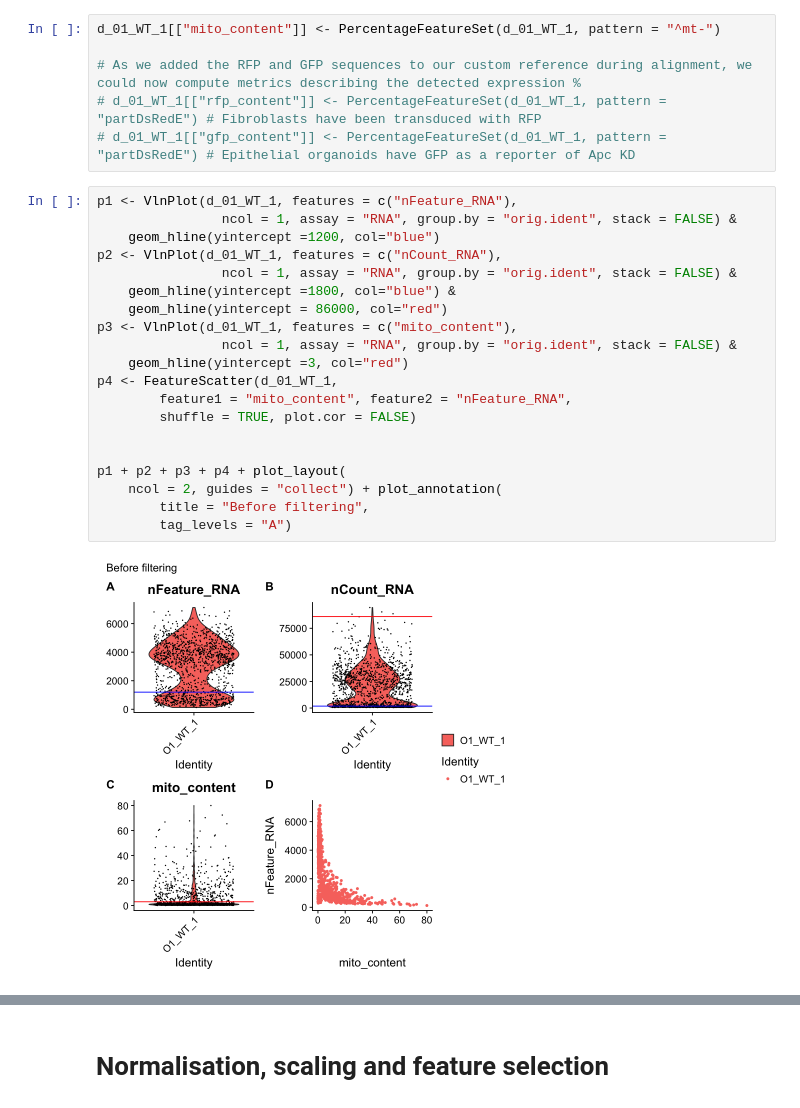
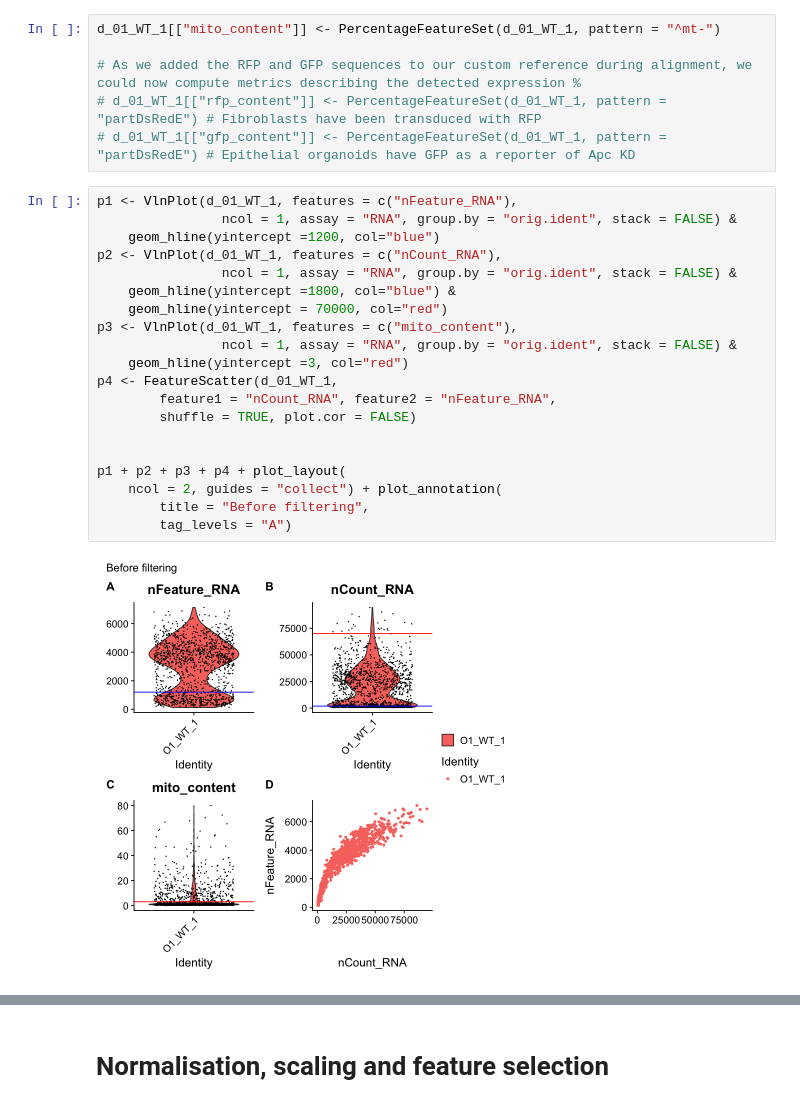
Before and after one commit to TAPE-Lab/Qin-CardosoRodriguez-et-al, a Jupyter notebook: scRNAseq_PreprocessExploration.ipynb, the cells around one changed output, grey strips where cells are left out. Drawn from its saved outputs; the diff is of its cells as text.

```diff
--- a/scRNAseq_PreprocessExploration.ipynb
+++ b/scRNAseq_PreprocessExploration.ipynb
@@ -51,25 +51,25 @@ d_01_WT_1[["mito_content"]] <- PercentageFeatureSet(d_01_WT_1, pattern = "^mt-")
 # %%
 p1 <- VlnPlot(d_01_WT_1, features = c("nFeature_RNA"),
                 ncol = 1, assay = "RNA", group.by = "orig.ident", stack = FALSE) &
     geom_hline(yintercept =1200, col="blue")
 p2 <- VlnPlot(d_01_WT_1, features = c("nCount_RNA"),
                 ncol = 1, assay = "RNA", group.by = "orig.ident", stack = FALSE) &
     geom_hline(yintercept =1800, col="blue") &
-    geom_hline(yintercept = 86000, col="red")
+    geom_hline(yintercept = 70000, col="red")
 p3 <- VlnPlot(d_01_WT_1, features = c("mito_content"),
                 ncol = 1, assay = "RNA", group.by = "orig.ident", stack = FALSE) &
     geom_hline(yintercept =3, col="red")
 p4 <- FeatureScatter(d_01_WT_1,
-        feature1 = "mito_content", feature2 = "nFeature_RNA",
+        feature1 = "nCount_RNA", feature2 = "nFeature_RNA",
         shuffle = TRUE, plot.cor = FALSE)
 
 
 p1 + p2 + p3 + p4 + plot_layout(
     ncol = 2, guides = "collect") + plot_annotation(
         title = "Before filtering",
         tag_levels = "A")
 # %% [output]
-[figure, old version]
+[figure, new version]
 # %%
 d_01_WT_1 <- subset(d_01_WT_1,
     subset = nFeature_RNA>1200 &
```
Also changed, not shown: parts of 12 cells of this notebook, 10 other files.
